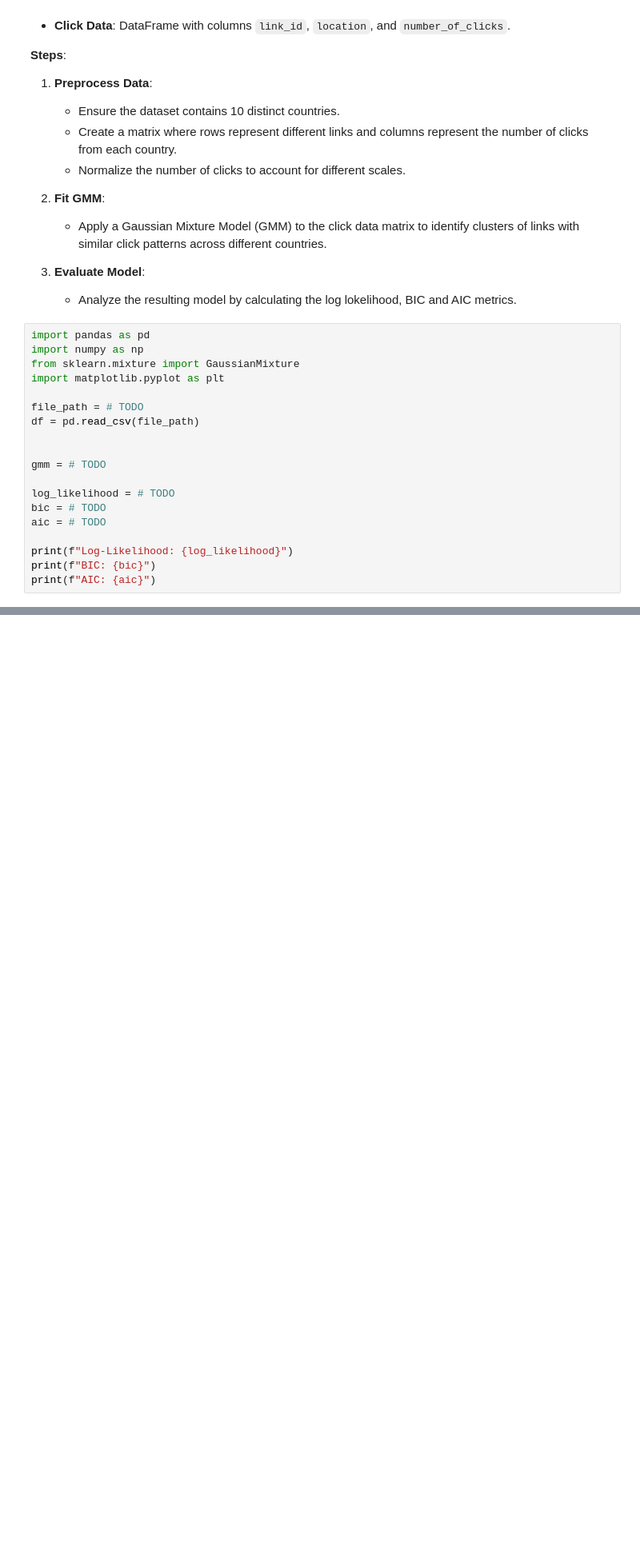
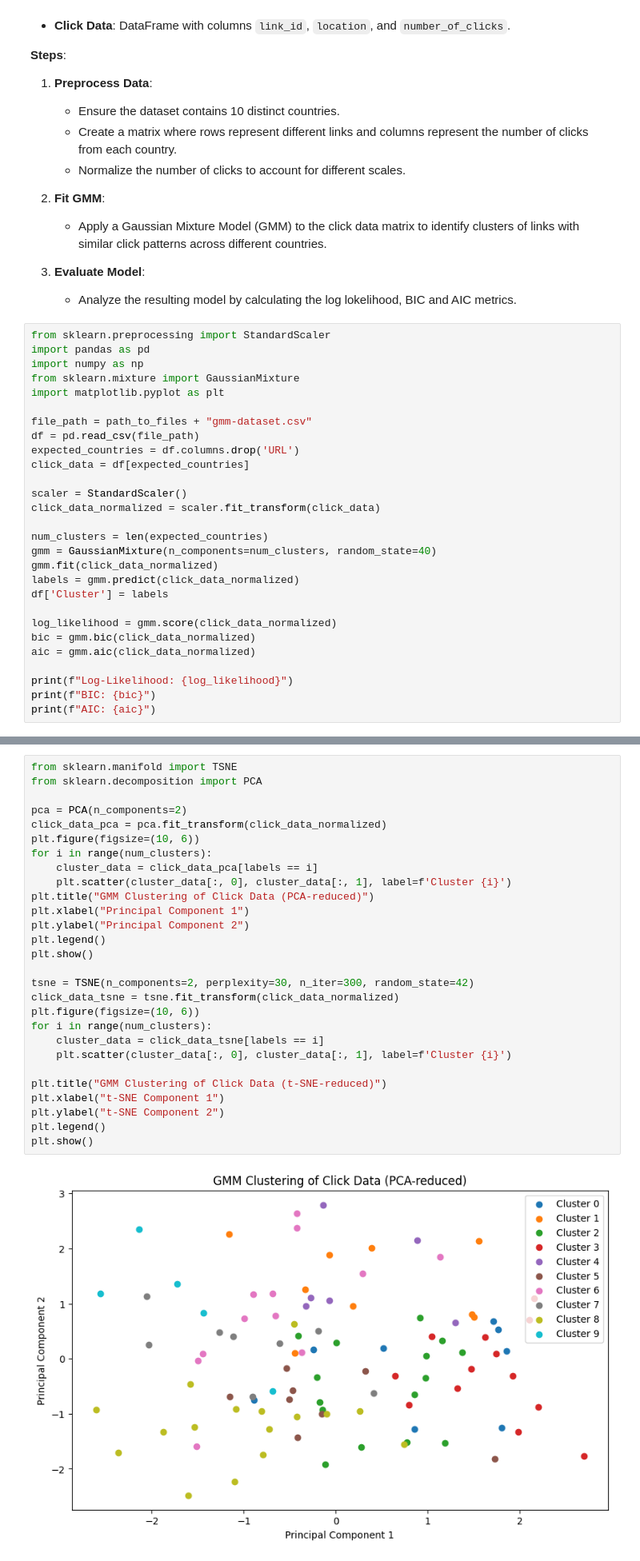
Before and after one commit to Mahan-Bayhaghi/IMDb-IR, a Jupyter notebook: Logic/core/recommender_system/Recommender_system.ipynb, the cells around one changed output, grey strips where cells are left out. Shown at 80% size. Saved outputs shown, nothing was run; the diff lists cells and outputs as text; blank space fills up the shorter version.

Commit message:
added gmm and visualization

```diff
--- a/Logic/core/recommender_system/Recommender_system.ipynb
+++ b/Logic/core/recommender_system/Recommender_system.ipynb
@@ -608,20 +605,29 @@ IndexError: index out of range in self
 3. **Evaluate Model**:
    - Analyze the resulting model by calculating the log lokelihood, BIC and AIC metrics.
 # %%
+from sklearn.preprocessing import StandardScaler
 import pandas as pd
 import numpy as np
 from sklearn.mixture import GaussianMixture
 import matplotlib.pyplot as plt
 
-file_path = # TODO
+file_path = path_to_files + "gmm-dataset.csv"
 df = pd.read_csv(file_path)
+expected_countries = df.columns.drop('URL')
+click_data = df[expected_countries]
 
+scaler = StandardScaler()
+click_data_normalized = scaler.fit_transform(click_data)
 
-gmm = # TODO
+num_clusters = len(expected_countries)
+gmm = GaussianMixture(n_components=num_clusters, random_state=40)
+gmm.fit(click_data_normalized)
+labels = gmm.predict(click_data_normalized)
+df['Cluster'] = labels
 
-log_likelihood = # TODO
-bic = # TODO
-aic = # TODO
+log_likelihood = gmm.score(click_data_normalized)
+bic = gmm.bic(click_data_normalized)
+aic = gmm.aic(click_data_normalized)
 
 print(f"Log-Likelihood: {log_likelihood}")
 print(f"BIC: {bic}")
@@ -628,0 +641,30 @@ print(f"AIC: {aic}")
+# %%
+from sklearn.manifold import TSNE
+from sklearn.decomposition import PCA
+
+pca = PCA(n_components=2)
+click_data_pca = pca.fit_transform(click_data_normalized)
+plt.figure(figsize=(10, 6))
+for i in range(num_clusters):
+    cluster_data = click_data_pca[labels == i]
+    plt.scatter(cluster_data[:, 0], cluster_data[:, 1], label=f'Cluster {i}')
+plt.title("GMM Clustering of Click Data (PCA-reduced)")
+plt.xlabel("Principal Component 1")
+plt.ylabel("Principal Component 2")
+plt.legend()
+plt.show()
+
+tsne = TSNE(n_components=2, perplexity=30, n_iter=300, random_state=42)
+click_data_tsne = tsne.fit_transform(click_data_normalized)
+plt.figure(figsize=(10, 6))
+for i in range(num_clusters):
+    cluster_data = click_data_tsne[labels == i]
+    plt.scatter(cluster_data[:, 0], cluster_data[:, 1], label=f'Cluster {i}')
+
+plt.title("GMM Clustering of Click Data (t-SNE-reduced)")
+plt.xlabel("t-SNE Component 1")
+plt.ylabel("t-SNE Component 2")
+plt.legend()
+plt.show()
+# %% [output]
+[figure, added]
```
Also changed, not shown: parts of 5 cells of this notebook.
